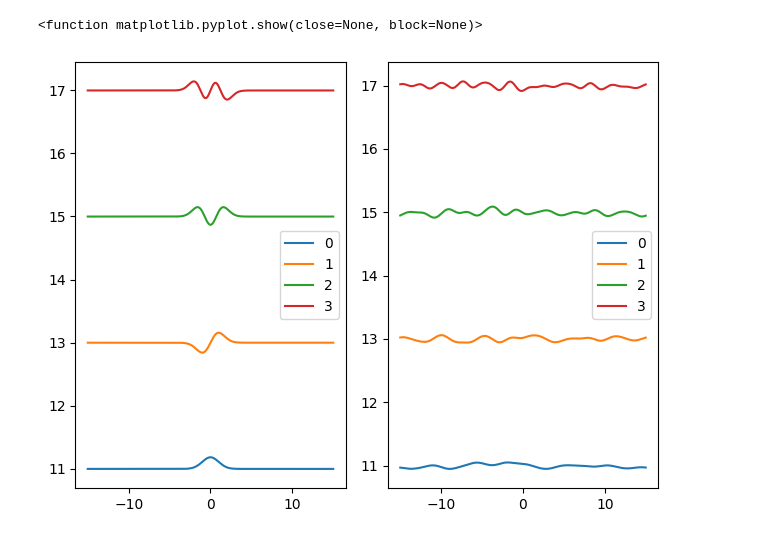
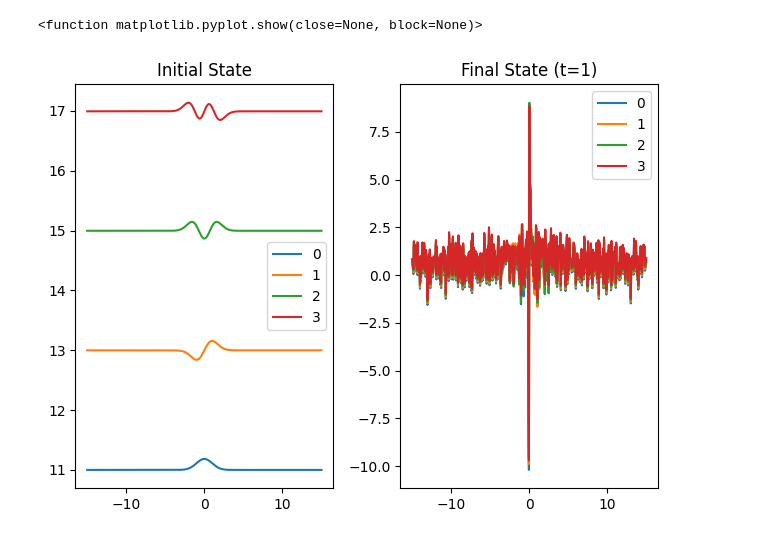
Before and after one commit to ascsn/wavefunction-dimensionality-reduction, a Jupyter notebook: demo.ipynb, the cells around one changed output. Cells and saved outputs as stored; diff of their text form; code cells hidden in the pictures.

Commit message:
Refined time evolution

```diff
--- a/demo.ipynb
+++ b/demo.ipynb
@@ -17,6 +17,10 @@ def construct_hamiltonian(N, x, dx, h_bar, mass, alpha, q):
     hamiltonian = kinetic + potential*np.eye(N)
 
     return hamiltonian
+
+def time_evolution(hamiltonian, time, mass, h_bar):
+    te_operator = np.exp((-1j * hamiltonian * time)/( 2 * mass * h_bar))
+    return te_operator
 # %%
 x_min = -15.0
 x_max = 15.0
@@ -27,7 +31,7 @@ x = np.linspace(x_min, x_max, N)
 dx = x[1] - x[0]
 
 # Define the physical parameters
-mass = 1.0
+mass = 1
 h_bar = 1.0
 alpha = 1.0
 q = 10
@@ -39,59 +43,40 @@ eigval, eigvec = np.linalg.eigh(hamiltonian)
 eigvec = eigvec.T
 
 levels = [0, 1, 2, 3]
 
 plt.subplot(1,2,1)
+plt.title("Initial State")
 for level in levels:
     plt.plot(x,eigval[level]+eigvec[level]/np.linalg.norm(eigvec[level]))
     plt.legend(['0', '1', '2', '3'])
 
 t = 0
-t_max = 10
-t_steps = 500
+t_max = 1
+t_steps = 100
 t_values = np.linspace(t, t_max, t_steps)
 dt = t_values[1] - t_values[0]
 count = 0
 
-#momentum = 2 * np.pi * np.fft.fftfreq(len(points), dx)
-#psi = np.exp((-1j * h_bar * eigval * dt)/ 2*mass)
 
 while t <= t_max:
 
-    psi = np.exp((-1j * eigval * (t+dt)/ 2 * mass * h_bar))
-
-    momentum_wf = np.fft.fft(eigvec)
-    #print("MWF 1", momentum_wf)
-
-    momentum_wf *= psi
-    #print("MWF 2", momentum_wf)
-
-    #print("real", real)
-
-    new_eigvec = np.fft.ifft(momentum_wf)
-    #print("NEV 1", new_eigvec)
-
-    norm = np.linalg.norm(new_eigvec)
-    new_eigvec = new_eigvec / norm
-   # print("NEV 2", new_eigvec)
-
-    eigvec = new_eigvec.copy
-    eigvec = new_eigvec.astype(complex)
-
-    #print(eigvec)
-    #print(count)
+    teo = time_evolution(hamiltonian, t, mass, h_bar)
+    new_state = np.dot(teo, eigvec)
 
     t += dt
     count += 1
 
-#print(eigvec)
 
+#split real and imaginary components for graphing?
+new_state_real = np.real(new_state)
 plt.subplot(1,2,2)
+plt.title("Final State (t=1)")
 for level in levels:
-    plt.plot(x,eigval[level]+(eigvec[level]/np.linalg.norm(eigvec[level])))
+    plt.plot(x,new_state_real[level]+eigval[level]/np.linalg.norm(new_state_real[level]))
     plt.legend(['0', '1', '2', '3'])
 
 plt.tight_layout()
 plt.show
 # %% [output]
 <function matplotlib.pyplot.show(close=None, block=None)>
-[figure, old version]
+[figure, new version]
```
